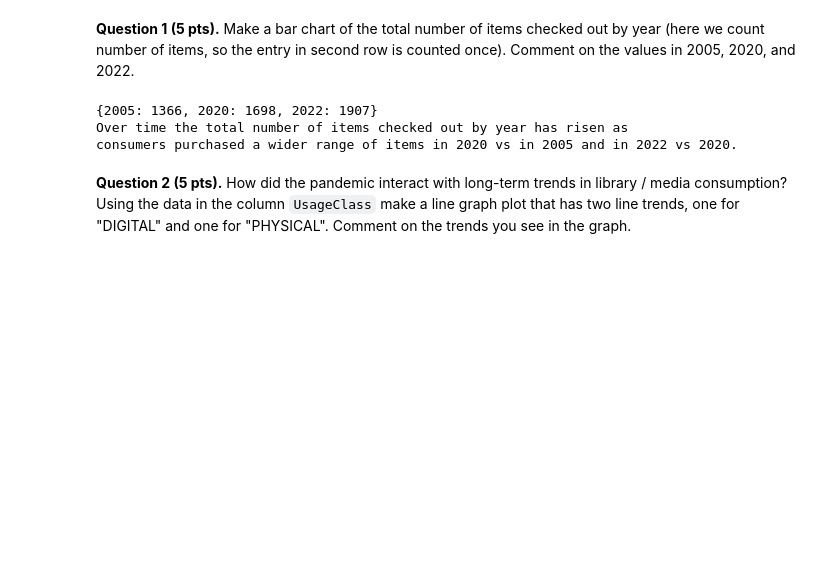
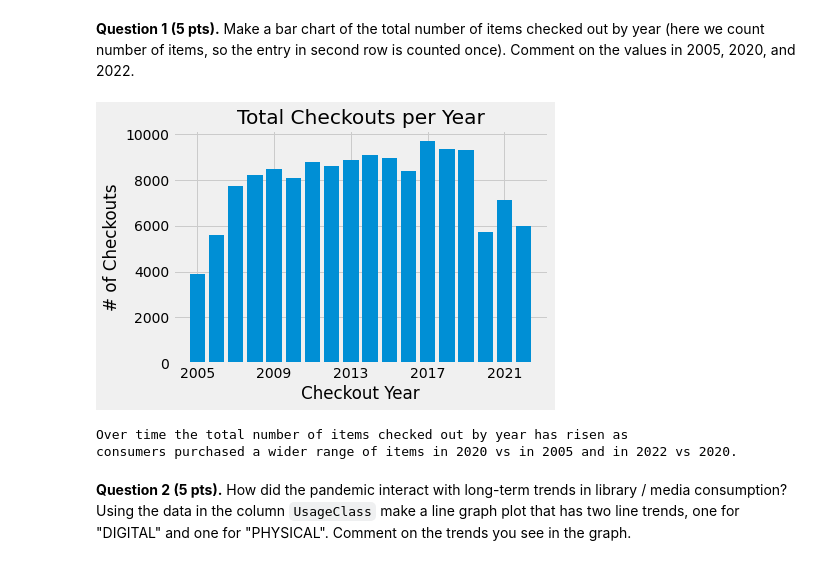
Before and after one commit to AAWorks/ds-1, a Jupyter notebook: hw3/homework03_Autumn23.ipynb, the cells around one changed output. Cells and saved outputs as stored; diff of their text form; code cells hidden in the pictures; blank space fills up the shorter version.

```diff
--- a/hw3/homework03_Autumn23.ipynb
+++ b/hw3/homework03_Autumn23.ipynb
@@ -270,12 +270,16 @@ spl_df.head(5)
 **Question 1 (5 pts).**  Make a bar chart of the total number of items checked out by year (here we count number of items, so the entry in second row is counted once). Comment on the values in 2005, 2020, and 2022.
 # %%
 # code here
-def get_year_items(year: int):
-    return spl_df.loc[spl_df.CheckoutYear == year].shape[0]
-print({yr: get_year_items(yr) for yr in (2005, 2020, 2022)})
+yrs = spl_df.groupby('CheckoutYear')['Checkouts'].sum()
+plt.bar(yrs.index, yrs.values)
+plt.xticks(range(2005, 2023, 4))
+plt.xlabel('Checkout Year')
+plt.ylabel('# of Checkouts')
+plt.title("Total Checkouts per Year")
+plt.show()
 print("Over time the total number of items checked out by year has risen as\nconsumers purchased a wider range of items in 2020 vs in 2005 and in 2022 vs 2020.")
 # %% [output]
+[figure, added]
-{2005: 1366, 2020: 1698, 2022: 1907}
 Over time the total number of items checked out by year has risen as
 consumers purchased a wider range of items in 2020 vs in 2005 and in 2022 vs 2020.
 # %% [markdown]
```
